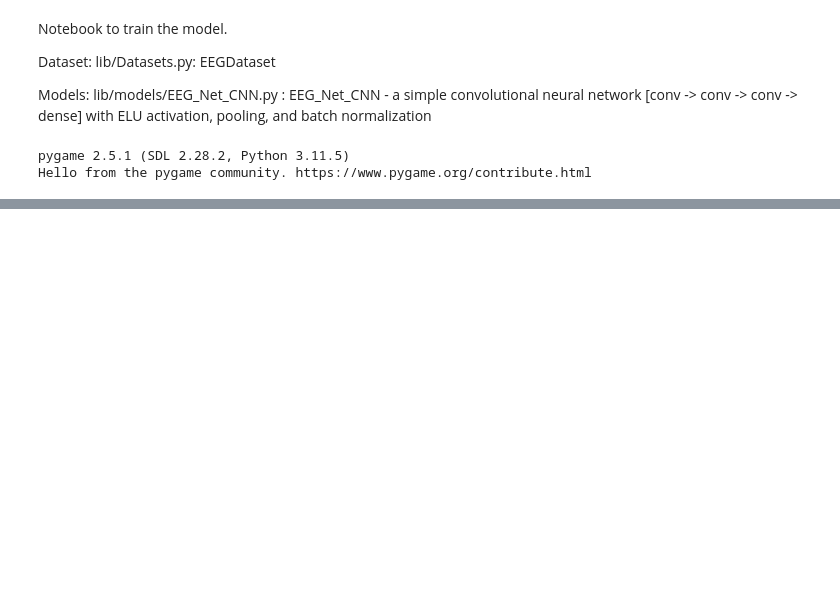
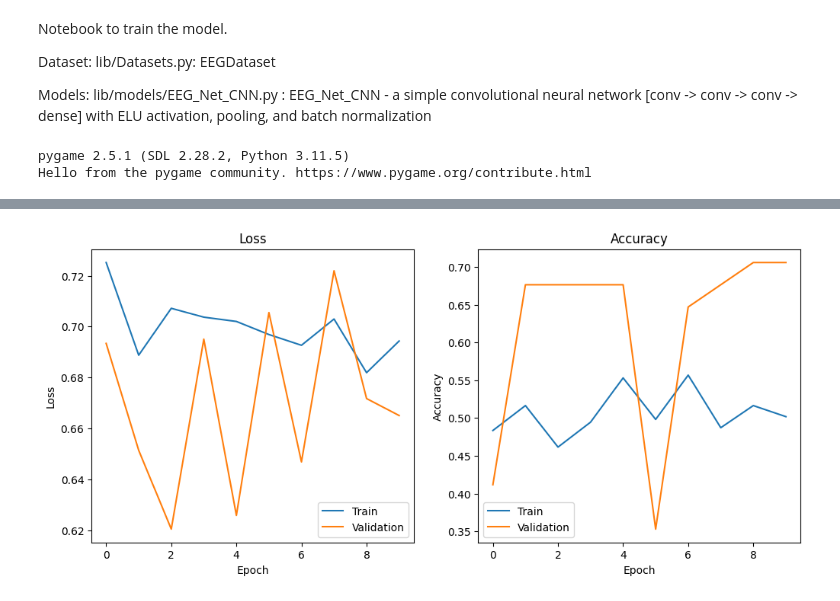
Before and after one commit to ThomasBlalock/P300_BCI_Speller, a Jupyter notebook: model_training.ipynb, the cells around one changed output, grey strips where cells are left out. Drawn from its saved outputs; the diff is of its cells as text; code cells hidden in the pictures; blank space fills up the shorter version.

```diff
--- a/model_training.ipynb
+++ b/model_training.ipynb
@@ -29,11 +29,15 @@ Hello from the pygame community. https://www.pygame.org/contribute.html
 filepath = "C:/Users/c25th/code/P300_BCI_Speller/data/dataloaders/"
 date = "2023-11-22"
 train_filename = "train_loader_"+date+".txt"
+val_filename = "val_loader_"+date+".txt"
 test_filename = "test_loader_"+date+".txt"
 
 with open(filepath + train_filename, 'rb') as f:
     train_loader = pickle.load(f)
 
+with open(filepath + val_filename, 'rb') as f:
+    val_loader = pickle.load(f)
+
 with open(filepath + test_filename, 'rb') as f:
     test_loader = pickle.load(f)
 # %%
@@ -45,5 +49,3 @@ loss_fn = torch.nn.CrossEntropyLoss()
 
 # optimizer
 optimizer = torch.optim.Adam(model.parameters(), lr=1e-3)
-# %%
-train(train_loader, model, loss_fn, optimizer, print_batch=True)
@@ -52,0 +52,5 @@ Batch 9 / 9 ~ loss: 0.683478 ~  accuracy: 0.470588
+# %%
+# def train_and_validate(train_dataloader, val_dataloader, model, loss_fn, optimizer, num_epochs, print_every=100):
+train_losses, val_losses, train_accuracies, val_accuracies = train(
+    train_loader, val_loader, model, loss_fn, optimizer, 10, print_every=-1)
+# %% [output]
@@ -52,0 +67 @@ Batch 9 / 9 ~ loss: 0.683478 ~  accuracy: 0.470588
+[figure, added]
```
Also changed, not shown: parts of 4 cells of this notebook, 5 other files.
